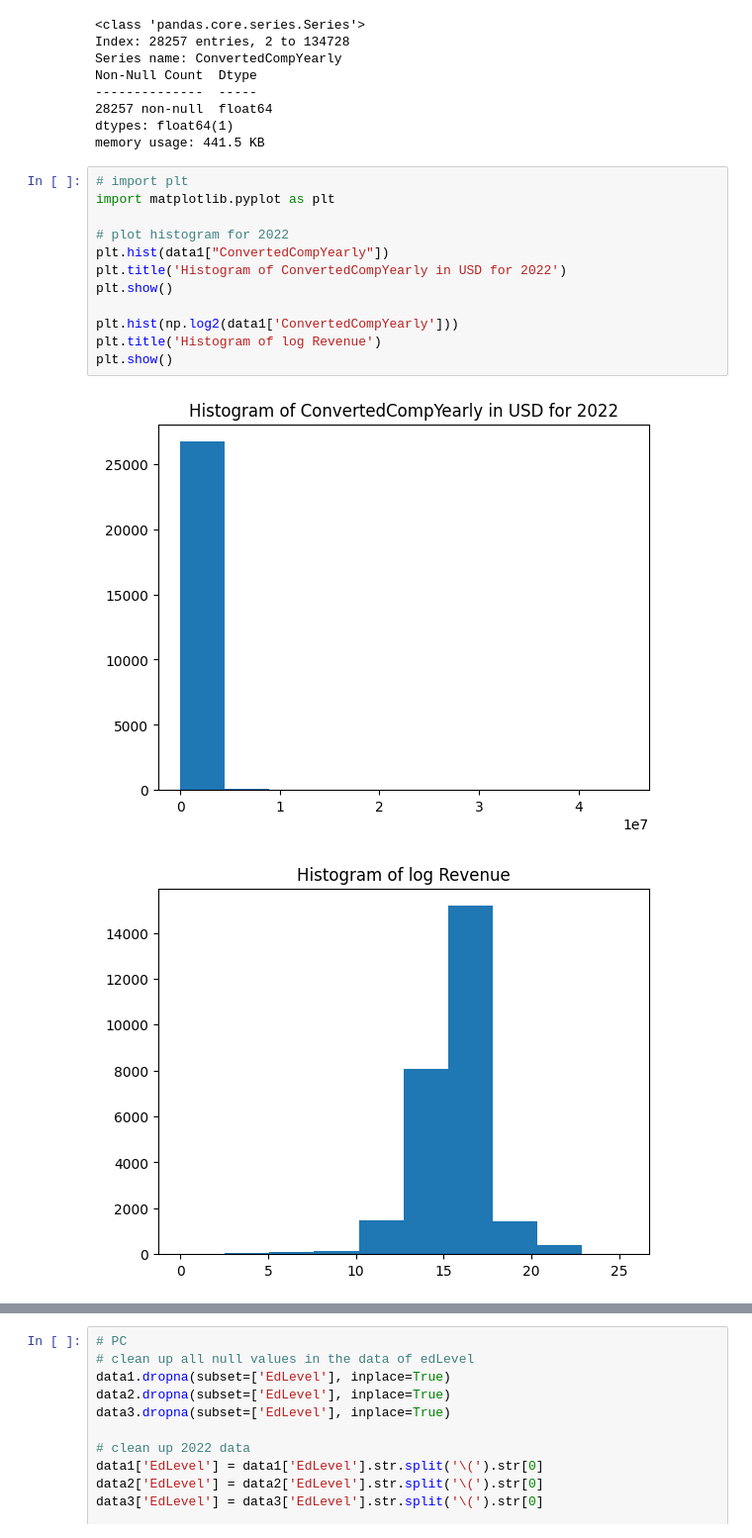
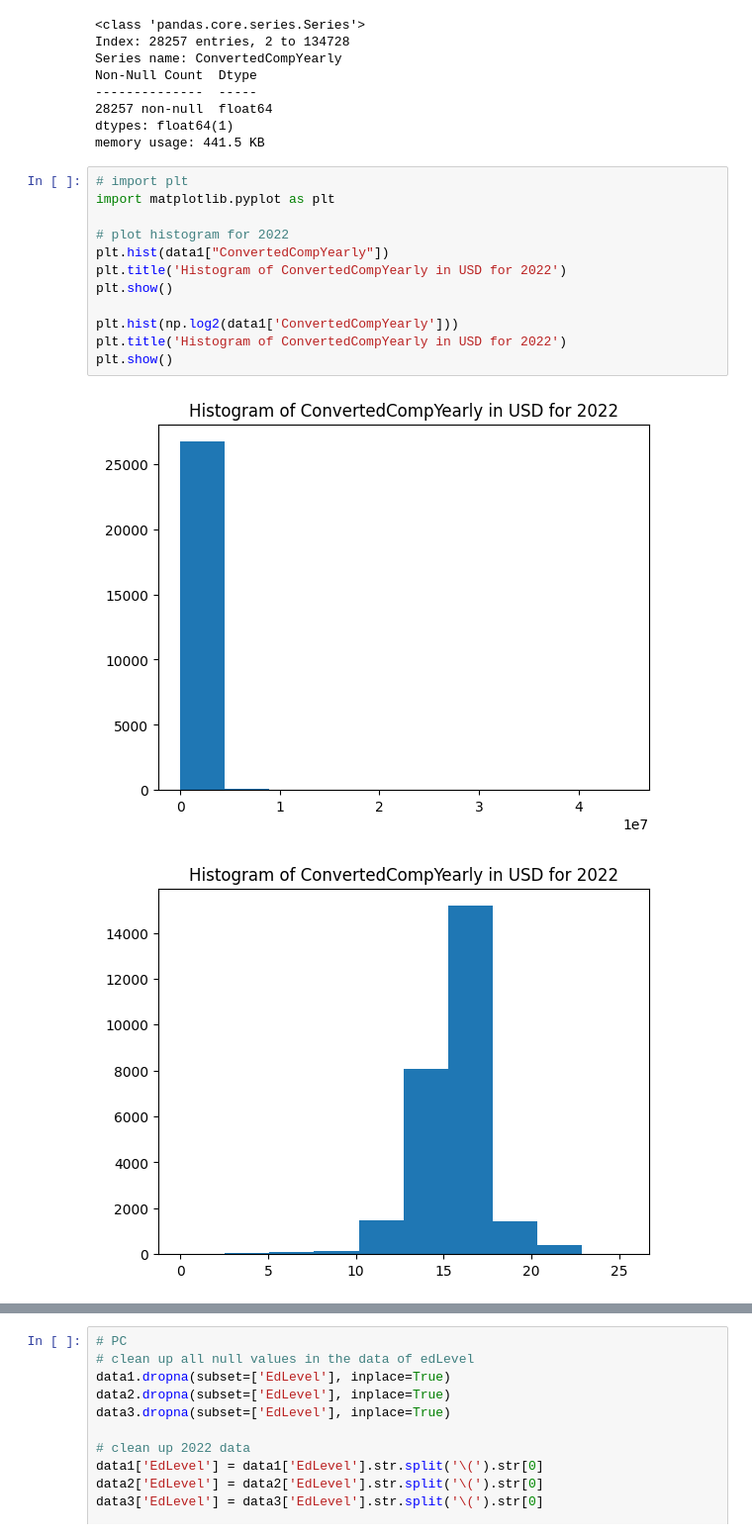
Before and after one commit to Poomon001/Framework-Trend-Model-Analysis, a Jupyter notebook: main.ipynb, the cells around one changed output, grey strips where cells are left out. Shown at 99% size. Saved outputs shown, nothing was run; the diff lists cells and outputs as text.

```diff
--- a/main.ipynb
+++ b/main.ipynb
@@ -439,18 +400,18 @@ memory usage: 441.5 KB
 # %%
 # import plt
 import matplotlib.pyplot as plt
 
 # plot histogram for 2022
 plt.hist(data1["ConvertedCompYearly"])
 plt.title('Histogram of ConvertedCompYearly in USD for 2022')
 plt.show()
 
 plt.hist(np.log2(data1['ConvertedCompYearly']))
-plt.title('Histogram of log Revenue')
+plt.title('Histogram of ConvertedCompYearly in USD for 2022')
 plt.show()
 # %% [output]
 [figure]
-[figure, old version]
+[figure, new version]
 # %%
 # plot histogram for 2021
 plt.hist(data2["ConvertedCompYearly"])
```
Also changed, not shown: parts of 57 cells of this notebook, 1 other file.
